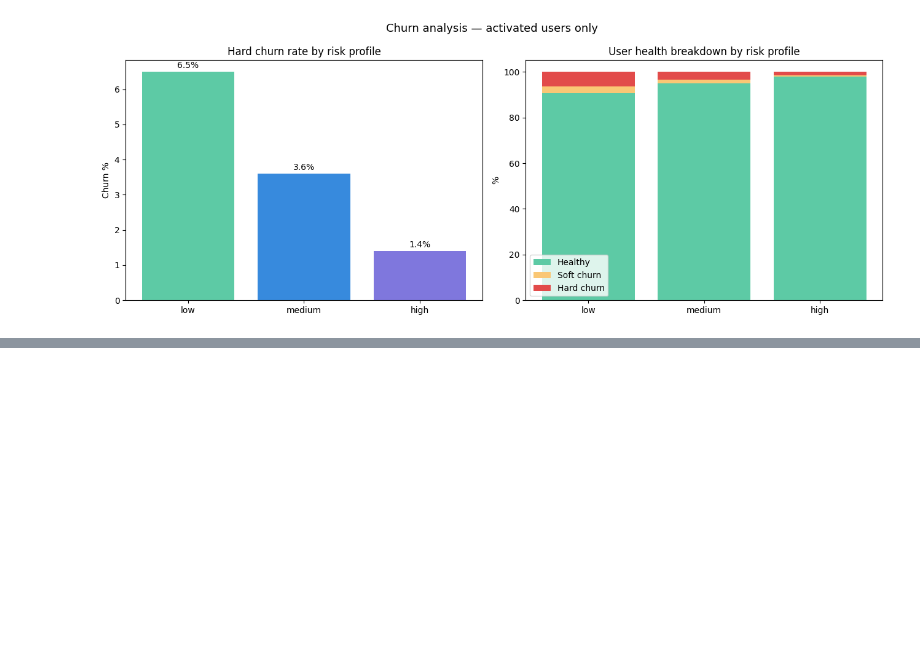
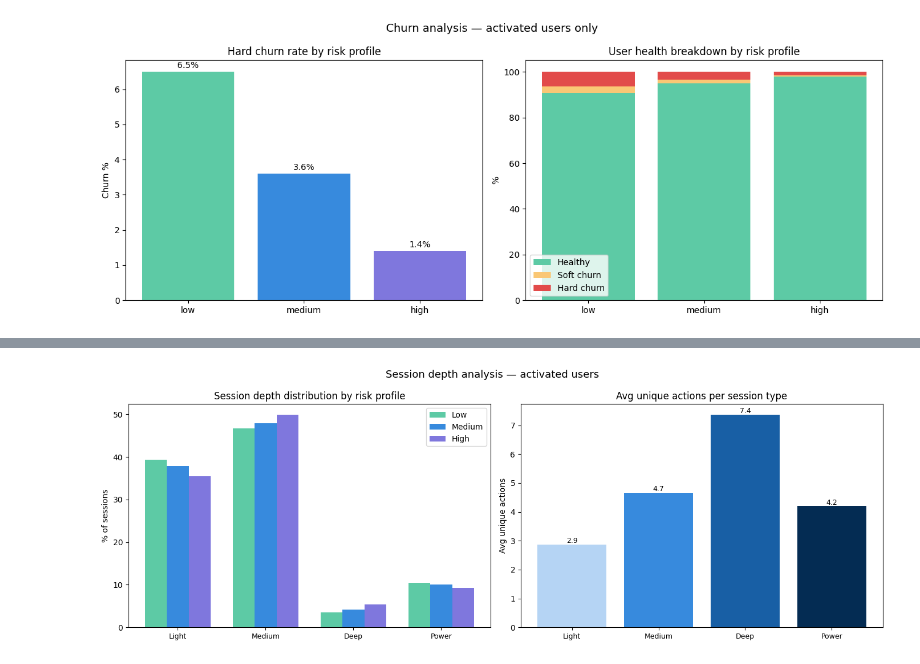
Before and after one commit to srgmnagar/FinPath, a Jupyter notebook: notebooks/finpath_analytics.ipynb, the cells around one changed output, grey strips where cells are left out. Drawn from its saved outputs; the diff is of its cells as text; code cells hidden in the pictures; blank space fills up the shorter version.

Commit message:
add session depth analysis query 7

```diff
--- a/notebooks/finpath_analytics.ipynb
+++ b/notebooks/finpath_analytics.ipynb
@@ -974,0 +834,46 @@ plt.show()
+# %%
+import numpy as np
+
+fig, axes = plt.subplots(1, 2, figsize=(14, 5))
+
+# Chart 1 — session distribution by risk profile (stacked %)
+session_types = ['1. light (1-3 events)', '2. medium (4-6 events)',
+                 '3. deep (7-9 events)',  '4. power (10+ events)']
+colors_session = ['#B5D4F4', '#378ADD', '#185FA5', '#042C53']
+
+for risk, ax_offset, color_base in [('low', -0.25, 0),
+                                     ('medium', 0, 1),
+                                     ('high', 0.25, 2)]:
+    df_r = df_session[df_session['risk_profile'] == risk].set_index('session_type')
+    vals = [df_r.loc[st, 'pct_of_user_sessions']
+            if st in df_r.index else 0 for st in session_types]
+    x = np.arange(len(session_types))
+    axes[0].bar(x + ax_offset, vals, width=0.25,
+                label=risk.capitalize(),
+                color=['#5DCAA5', '#378ADD', '#7F77DD'][color_base])
+
+axes[0].set_xticks(np.arange(len(session_types)))
+axes[0].set_xticklabels(['Light', 'Medium', 'Deep', 'Power'], fontsize=9)
+axes[0].set_ylabel('% of sessions')
+axes[0].set_title('Session depth distribution by risk profile')
+axes[0].legend()
+
+# Chart 2 — avg unique actions by session type
+df_actions = df_session.groupby('session_type')['avg_unique_actions'].mean()
+axes[1].bar(range(len(df_actions)),
+            df_actions.values,
+            color=['#B5D4F4', '#378ADD', '#185FA5', '#042C53'])
+axes[1].set_xticks(range(len(df_actions)))
+axes[1].set_xticklabels(['Light', 'Medium', 'Deep', 'Power'], fontsize=9)
+axes[1].set_ylabel('Avg unique actions')
+axes[1].set_title('Avg unique actions per session type')
+
+for i, val in enumerate(df_actions.values):
+    axes[1].text(i, val + 0.05, f'{val:.1f}', ha='center', fontsize=9)
+
+plt.suptitle('Session depth analysis — activated users', fontsize=13)
+plt.tight_layout()
+plt.savefig('session_depth.png', dpi=150)
+plt.show()
+# %% [output]
+[figure, added]
```
Also changed, not shown: parts of 5 cells of this notebook, 1 other file.
